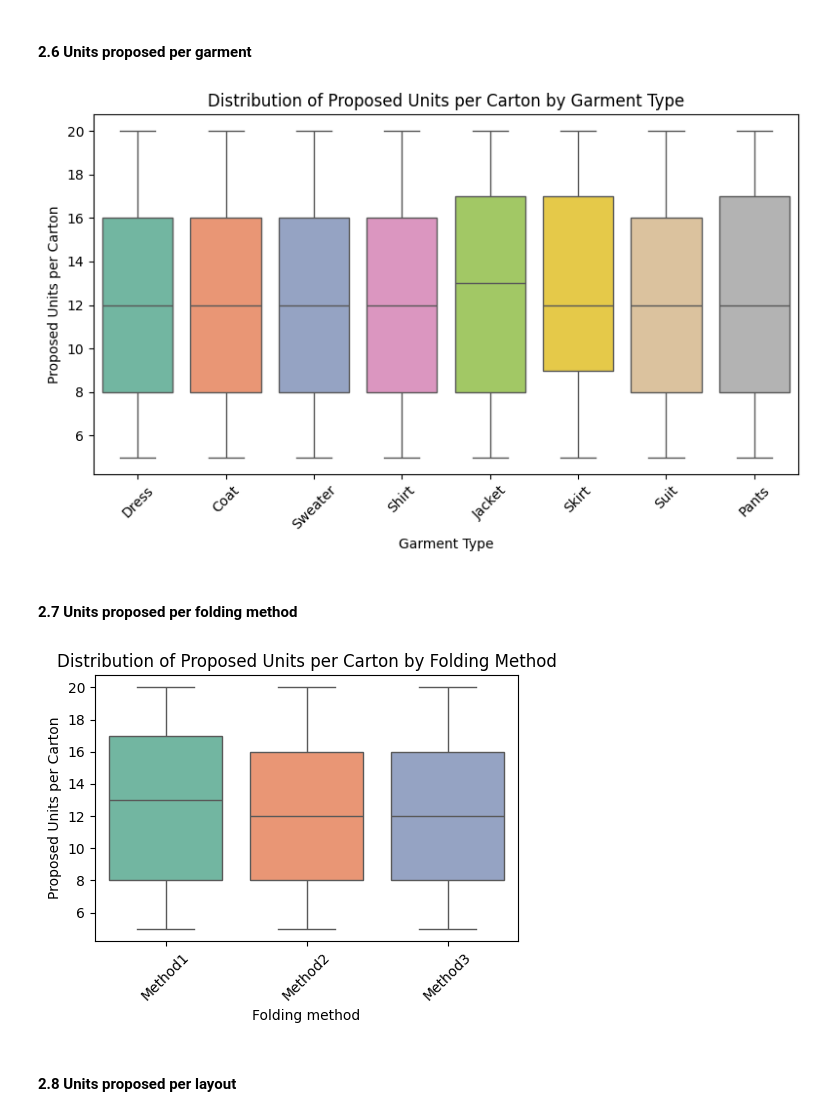
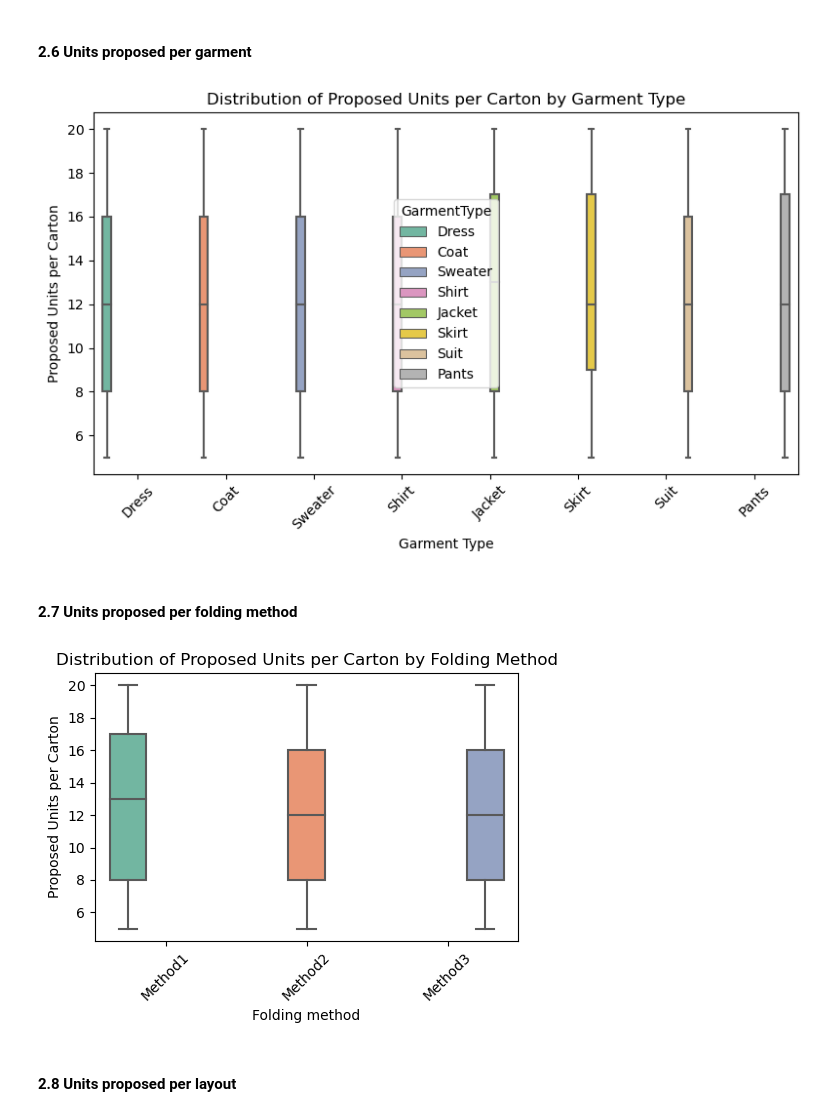
Before and after one commit to uligt/capstone, a Jupyter notebook: notebooks/3. Data analysis.ipynb, the cells around one changed output. Drawn from its saved outputs; the diff is of its cells as text; code cells hidden in the pictures.

```diff
--- a/notebooks/3. Data analysis.ipynb
+++ b/notebooks/3. Data analysis.ipynb
@@ -245,26 +245,25 @@ plt.show()
 # %%
 # Convert to pandas
 df_box = df_density_report.select(["GarmentType", "ProposedUnitsPerCarton"]).to_pandas()
 
 # Plot single boxplot
 plt.figure(figsize=(8, 5))
 sns.boxplot(
     x="GarmentType",
     y="ProposedUnitsPerCarton",
     data=df_box,
     hue="GarmentType",
-    palette="Set2",
-    legend=False
+    palette="Set2"
 )
 
 plt.title("Distribution of Proposed Units per Carton by Garment Type")
 plt.xlabel("Garment Type")
 plt.ylabel("Proposed Units per Carton")
 plt.xticks(rotation=45)
 plt.tight_layout()
 plt.show()
 # %% [output]
-[figure, old version]
+[figure, new version]
 # %% [markdown]
 #### 2.7 Units proposed per folding method
 # %%
@@ -278,9 +277,11 @@ sns.boxplot(
     y="ProposedUnitsPerCarton",
     data=df_box,
     hue="ProposedFoldingMethod",
-    palette="Set2",
-    legend=False
+    palette="Set2"
 )
+# Remove the legend explicitly if hue creates one automatically
+plt.gca().get_legend().remove()
+
 
 plt.title("Distribution of Proposed Units per Carton by Folding Method")
 plt.xlabel("Folding method")
@@ -289,7 +290,7 @@ plt.xticks(rotation=45)
 plt.tight_layout()
 plt.show()
 # %% [output]
-[figure, old version]
+[figure, new version]
 # %% [markdown]
 #### 2.8 Units proposed per layout
 # %%
```
Also changed, not shown: parts of 24 cells of this notebook.
